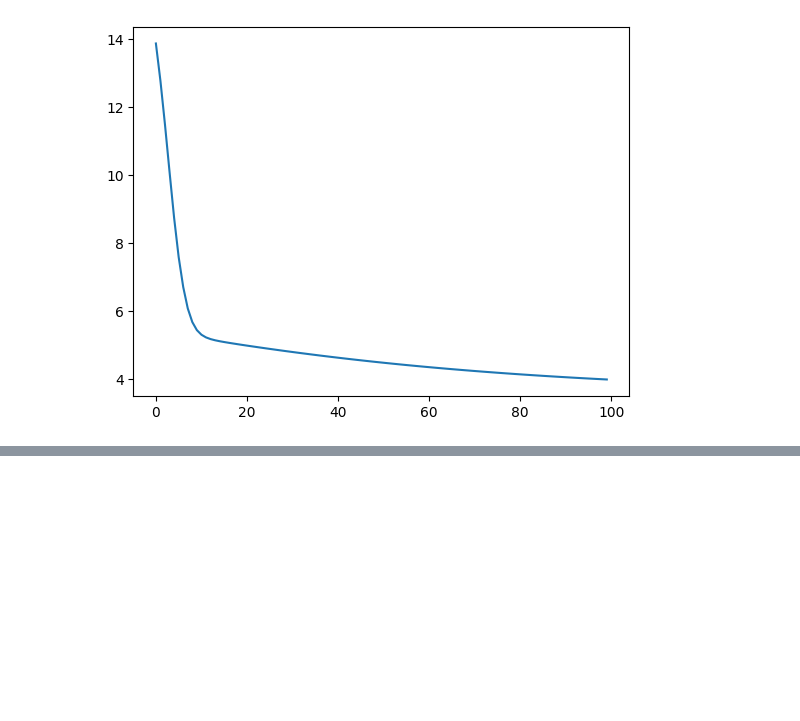
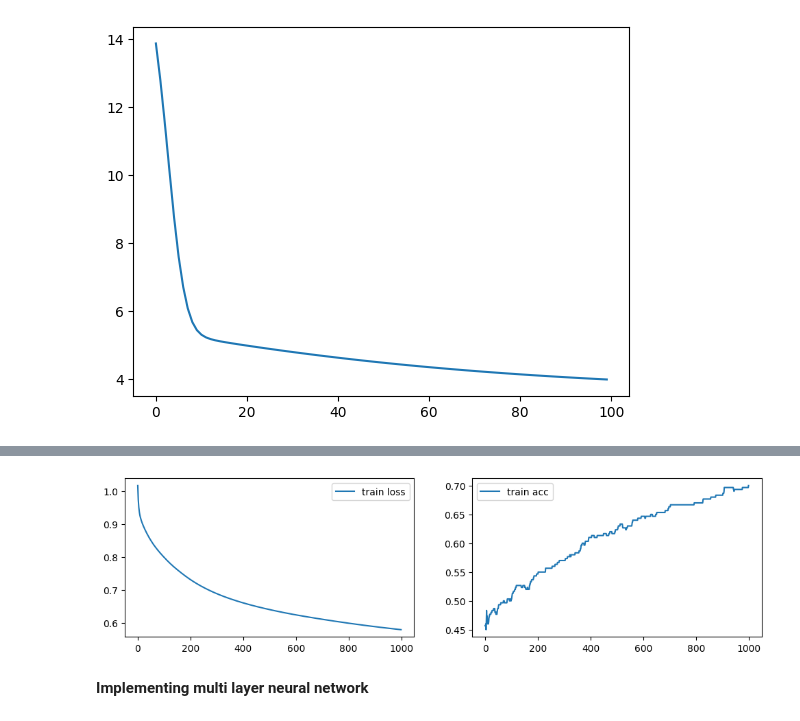
Before and after one commit to lucas066001/IllnessRecognition, a Jupyter notebook: bootstrap/dl/classifierFitting.ipynb, the cells around one changed output, grey strips where cells are left out. Saved outputs shown, nothing was run; the diff lists cells and outputs as text; code cells hidden in the pictures; blank space fills up the shorter version.

```diff
--- a/bootstrap/dl/classifierFitting.ipynb
+++ b/bootstrap/dl/classifierFitting.ipynb
@@ -172,0 +240,16 @@ plt.show()
+# %%
+from local_lib.neural_network import NeuralNetwork
+nn = NeuralNetwork(X_train_reshape, y_train, n1=32, n_iter=1000, lr=0.05)
+hist = nn.fit(X_train_reshape,y_train)
+plt.figure(figsize=(12, 3))
+plt.subplot(1, 2, 1)
+plt.plot(hist[999][1], label='train loss')
+plt.legend()
+plt.subplot(1, 2, 2)
+plt.plot(hist[999][2], label='train acc')
+plt.legend()
+plt.show()
+# %% [output]
+[figure, added]
+# %% [markdown]
+**Implementing multi layer neural network**
```
Also changed, not shown: parts of 20 cells of this notebook, 3 other files.
